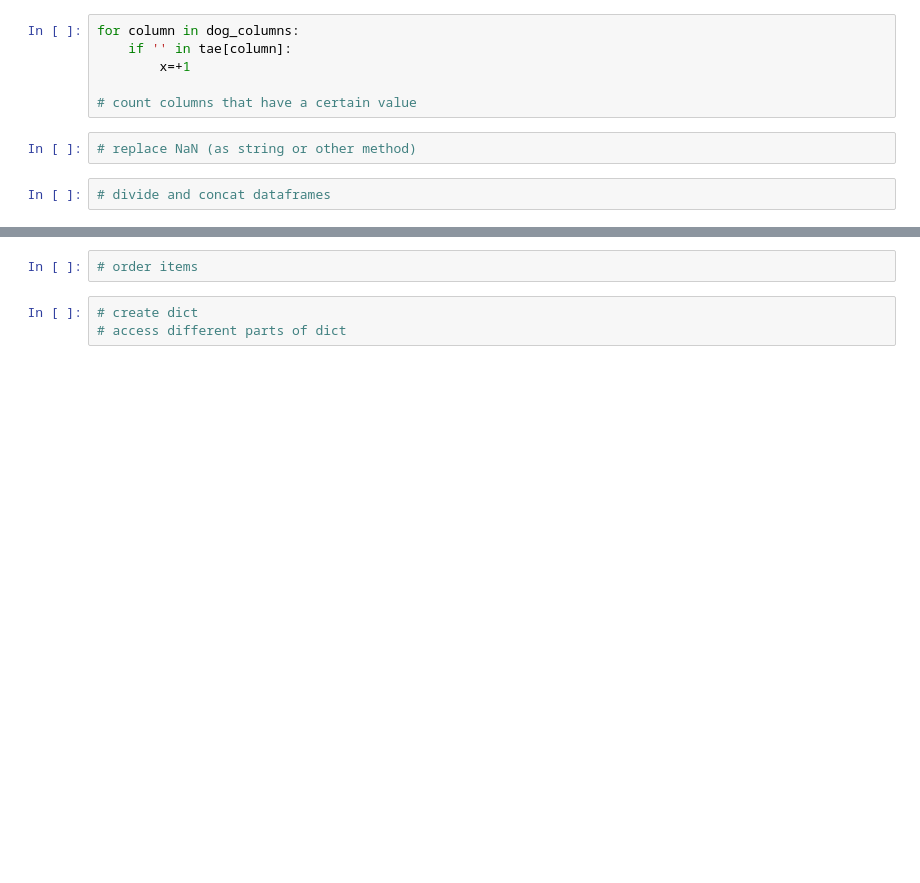
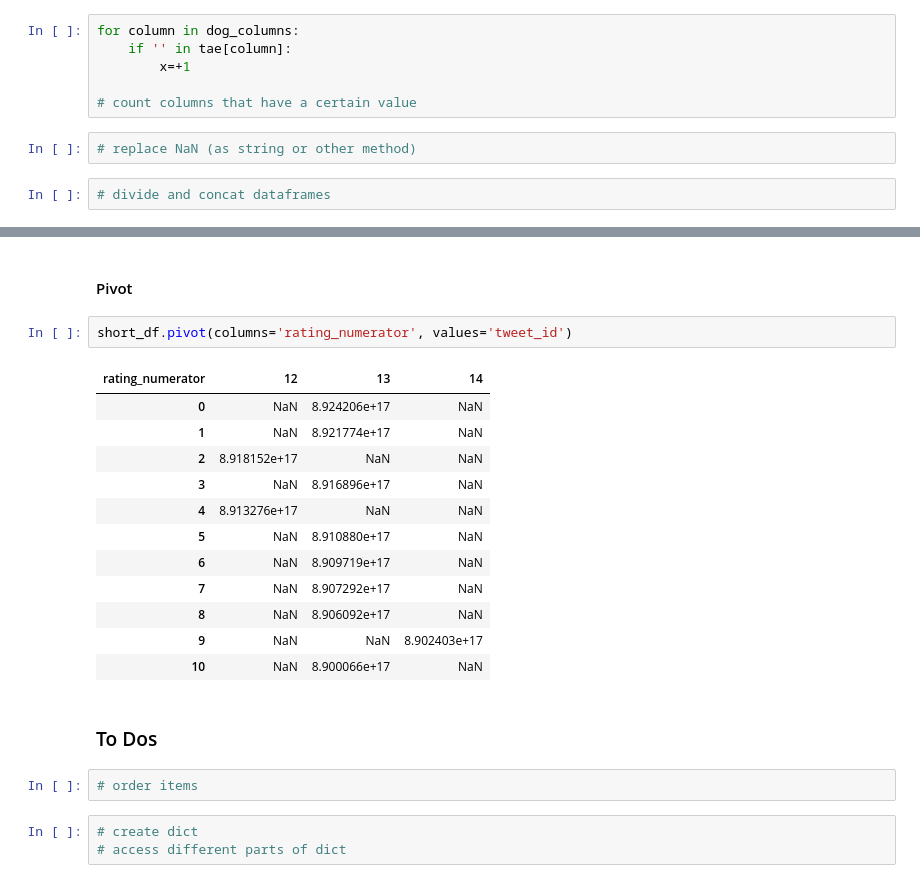
Before and after one commit to anneruhnke/data_wrangling, a Jupyter notebook: wrangle_act.ipynb, the cells around one changed output, grey strips where cells are left out. Drawn from its saved outputs; the diff is of its cells as text; blank space fills up the shorter version.

```diff
--- a/wrangle_act.ipynb
+++ b/wrangle_act.ipynb
@@ -512,3 +609,22 @@ tweet_id_list
+# %% [markdown]
+#### Pivot
+# %%
+short_df.pivot(columns='rating_numerator', values='tweet_id')
+# %% [output]
+| rating_numerator | 12 | 13 | 14 |
+| 0 | NaN | 8.924206e+17 | NaN |
+| 1 | NaN | 8.921774e+17 | NaN |
+| 2 | 8.918152e+17 | NaN | NaN |
+| 3 | NaN | 8.916896e+17 | NaN |
+| 4 | 8.913276e+17 | NaN | NaN |
+| 5 | NaN | 8.910880e+17 | NaN |
+| 6 | NaN | 8.909719e+17 | NaN |
+| 7 | NaN | 8.907292e+17 | NaN |
+| 8 | NaN | 8.906092e+17 | NaN |
+| 9 | NaN | NaN | 8.902403e+17 |
+| 10 | NaN | 8.900066e+17 | NaN |
+# %% [markdown]
+### To Dos
 # %%
 # order items
 # %%
```
Also changed, not shown: parts of 74 cells of this notebook.
